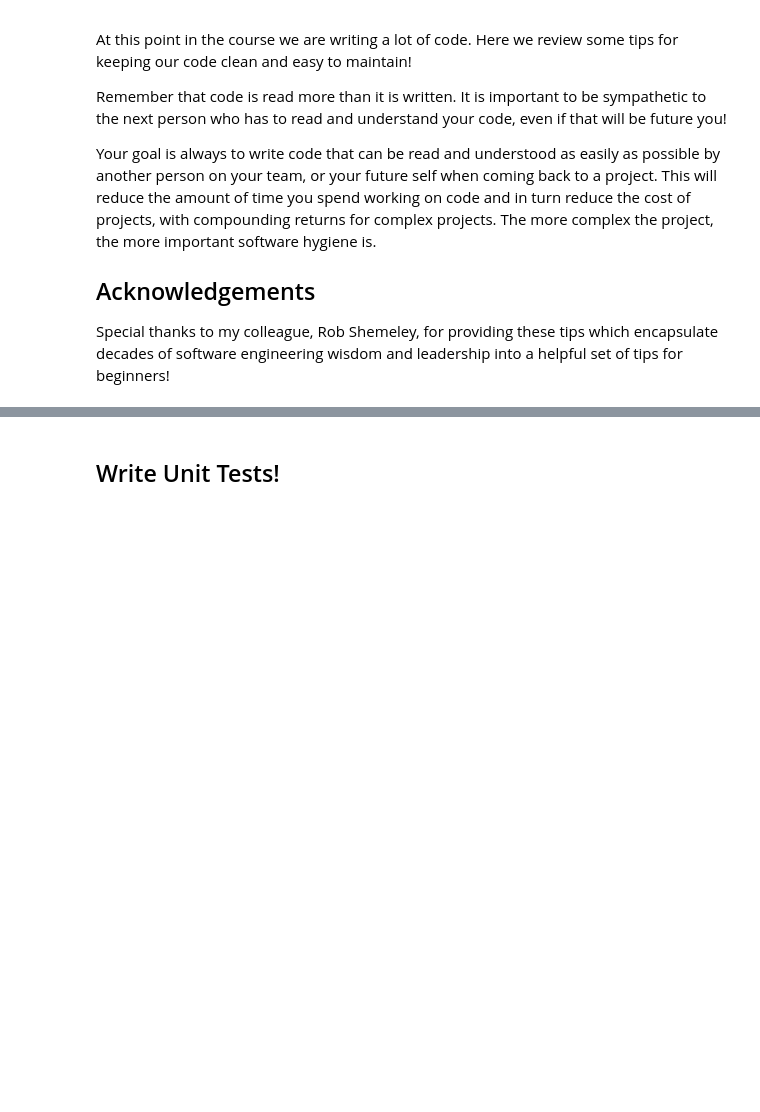
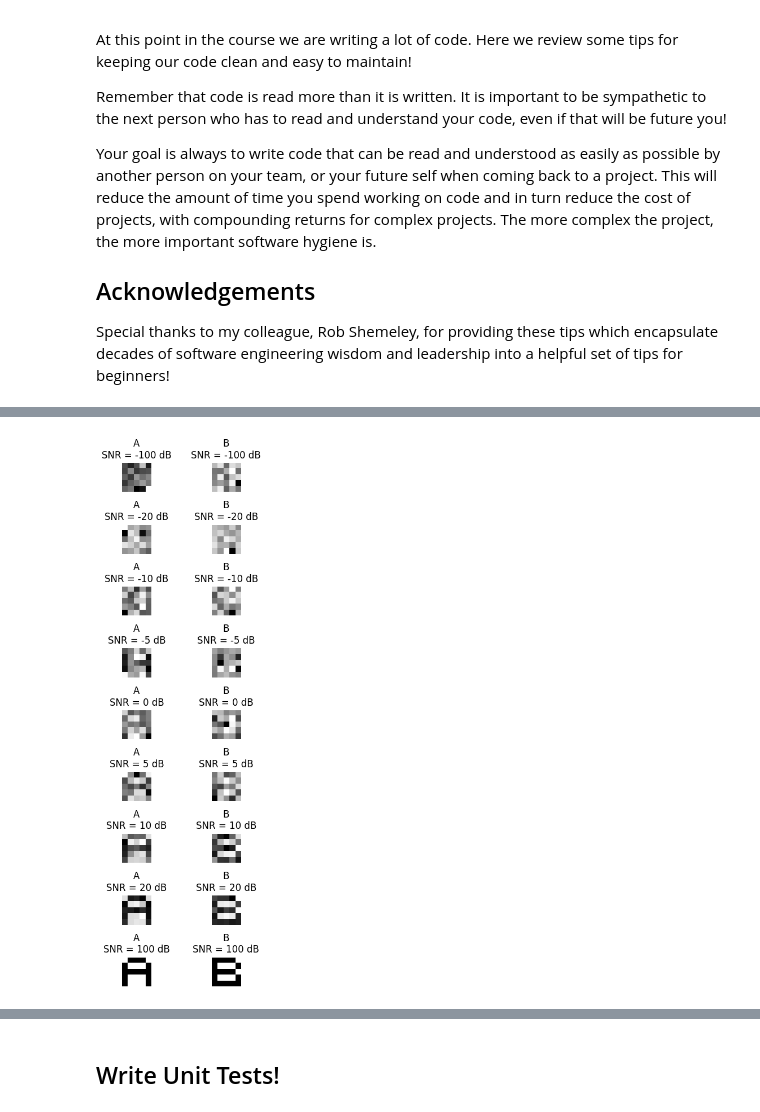
Before and after one commit to ruc-data-viz/2024-spring-class-04, a Jupyter notebook: notebooks/04-software-hygiene.ipynb, the cells around one changed output, grey strips where cells are left out. Drawn from its saved outputs; the diff is of its cells as text; code cells hidden in the pictures; blank space fills up the shorter version.

Commit message:
Add characters example

```diff
--- a/notebooks/04-software-hygiene.ipynb
+++ b/notebooks/04-software-hygiene.ipynb
@@ -74,0 +159,15 @@ A common anti-pattern is to have dead code in a system.
+# %%
+# Use this line to import the function you need (in this case, generate
+# letters) from the file (in this case, character_generator.py)
+
+from character_generator import generate_letters
+
+# Call the function from our module to get a dataset
+letters_list = ["A", "B"]
+noise_amounts_db = [-100, -20, -10, -5, 0, 5, 10, 20, 100]
+
+letters_df = generate_letters(
+    letters_list, noise_amounts_db, number_of_instances_per_letter=100
+)
+
+letters_df
@@ -74,0 +188,10 @@ A common anti-pattern is to have dead code in a system.
+# %%
+# Import and call another function from our module to visualize the dataset
+from character_generator import visualize_letters_dataframe
+
+letters = ["A", "B"]
+snr_values = [-100, -20, -10, -5, 0, 5, 10, 20, 100]
+
+visualize_letters_dataframe(letters_df, snr_values, letters)
+# %% [output]
+[figure, added]
```
Also changed, not shown: parts of 18 cells of this notebook, 3 other files.
